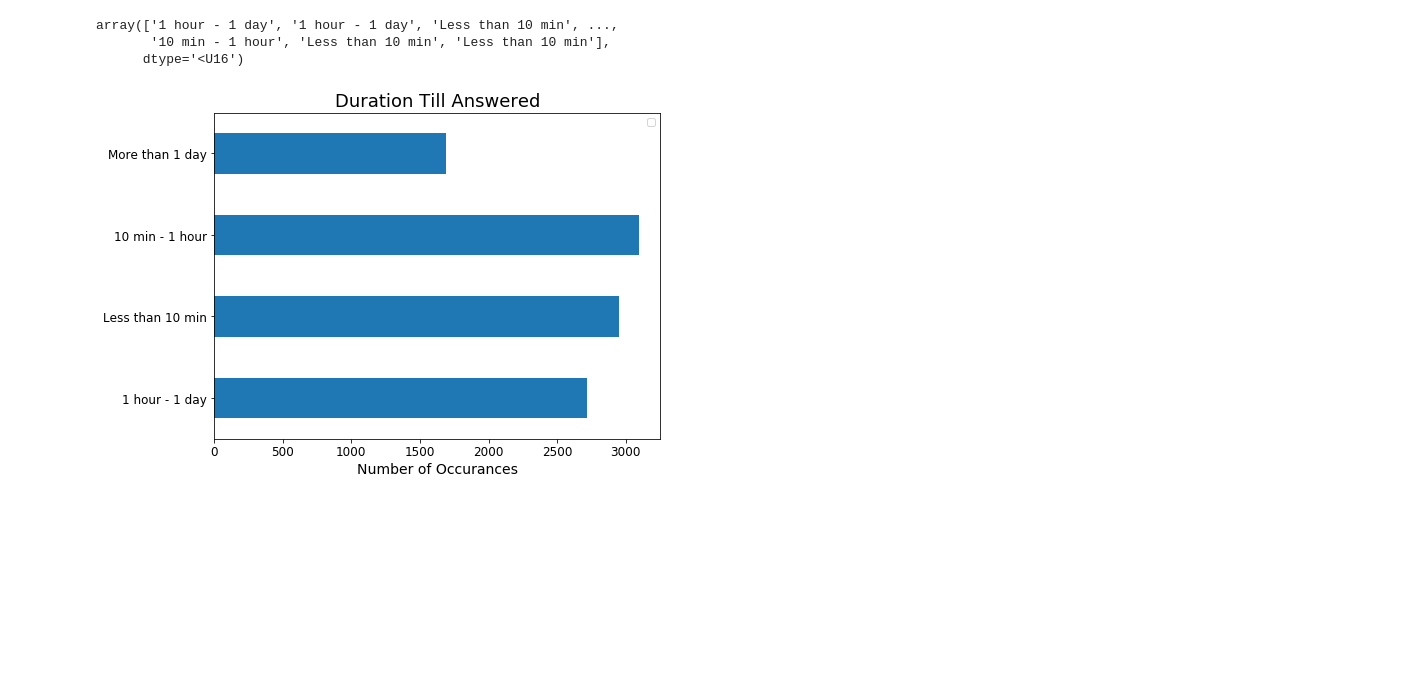
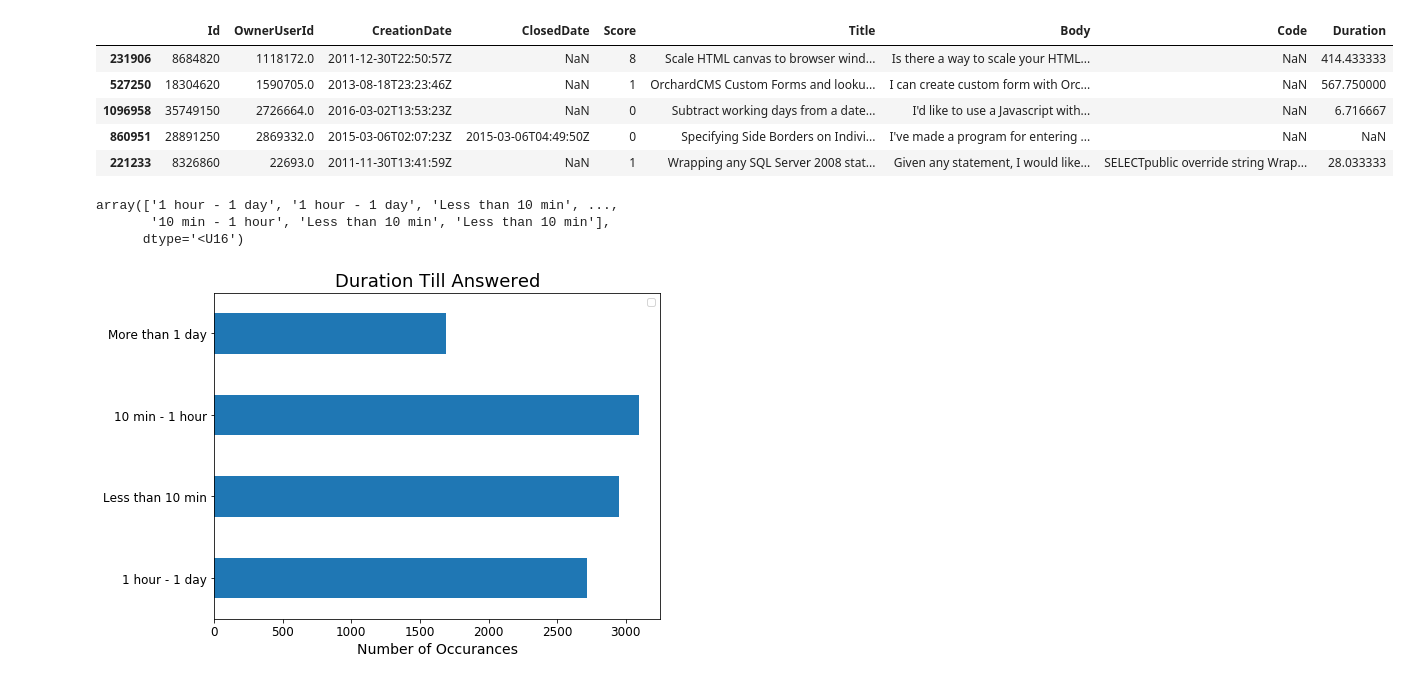
Before and after one commit to jakecarlson1/machine-learning-labs, a Jupyter notebook: Lab8/Lab 8 - Recurrent Neural Networks.ipynb, the cells around one changed output. Saved outputs shown, nothing was run; the diff lists cells and outputs as text; code cells hidden in the pictures; blank space fills up the shorter version.

Commit message:
Adds data preparation

```diff
--- a/Lab8/Lab 8 - Recurrent Neural Networks.ipynb
+++ b/Lab8/Lab 8 - Recurrent Neural Networks.ipynb
@@ -46,8 +46,17 @@ We will start working with the data set as is was cleaned in Lab 2. A number of
 import pandas as pd
 import numpy as np
 
-df = pd.read_csv('../Lab2/clean-data/Questions.csv')
-df_tags = pd.read_csv('../Lab2/clean-data/Tags.csv')
+df = pd.read_csv('../Lab2/clean-data/Questions.csv', index_col=0)
+df_tags = pd.read_csv('../Lab2/clean-data/Tags.csv', index_col=0)
+# %%
+df.head()
+# %% [output]
+|  | Id | OwnerUserId | CreationDate | ClosedDate | Score | Title | Body | Code | Duration |
+| 231906 | 8684820 | 1118172.0 | 2011-12-30T22:50:57Z | NaN | 8 | Scale HTML canvas to browser wind... | Is there a way to scale your HTML... | NaN | 414.433333 |
+| 527250 | 18304620 | 1590705.0 | 2013-08-18T23:23:46Z | NaN | 1 | OrchardCMS Custom Forms and looku... | I can create custom form with Orc... | NaN | 567.750000 |
+| 1096958 | 35749150 | 2726664.0 | 2016-03-02T13:53:23Z | NaN | 0 | Subtract working days from a date... | I'd like to use a Javascript with... | NaN | 6.716667 |
+| 860951 | 28891250 | 2869332.0 | 2015-03-06T02:07:23Z | 2015-03-06T04:49:50Z | 0 | Specifying Side Borders on Indivi... | I've made a program for entering ... | NaN | NaN |
+| 221233 | 8326860 | 22693.0 | 2011-11-30T13:41:59Z | NaN | 1 | Wrapping any SQL Server 2008 stat... | Given any statement, I would like... | SELECTpublic override string Wrap... | 28.033333 |
 # %%
 import sys
 from collections import Counter
```
Also changed, not shown: parts of 10 cells of this notebook.
